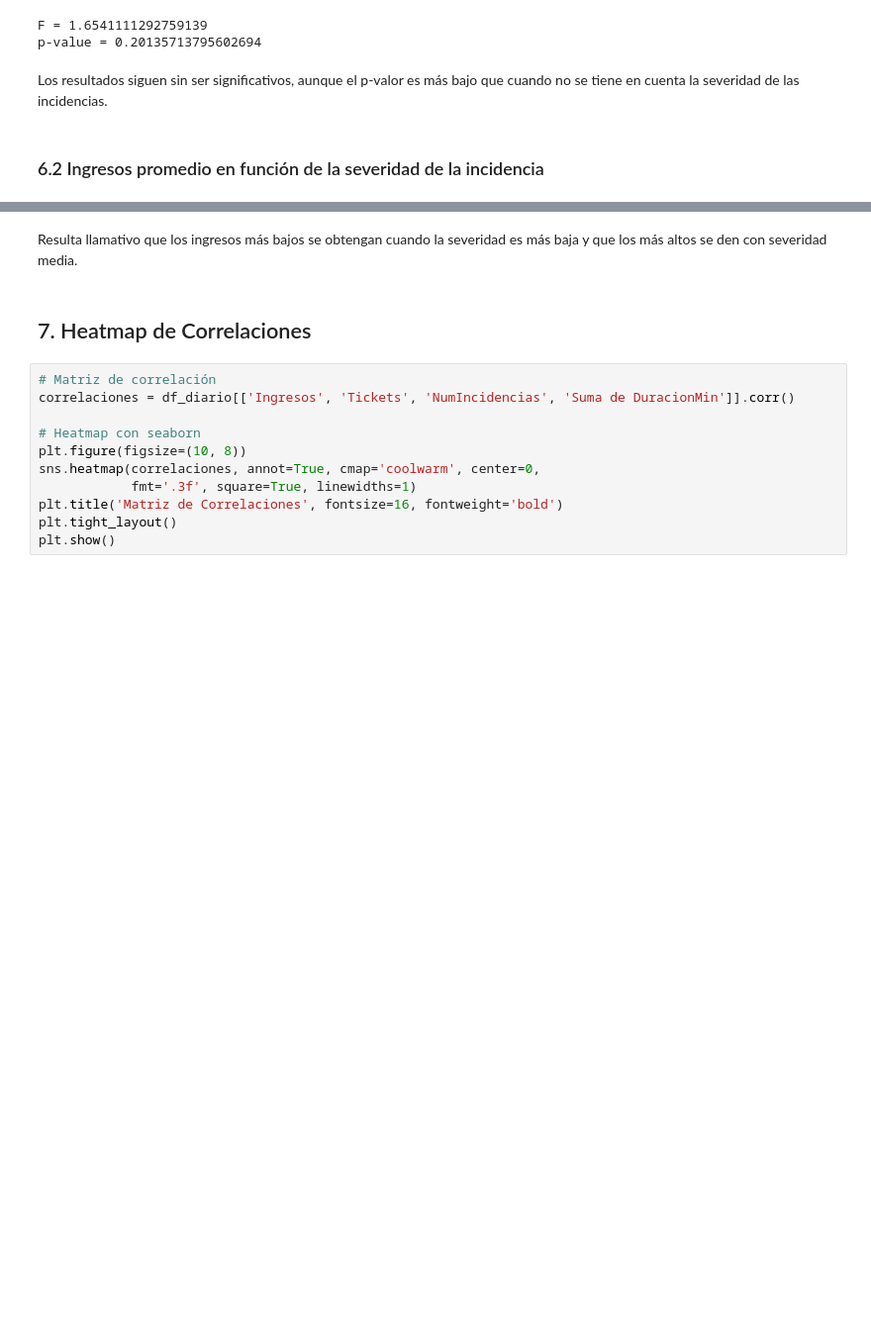
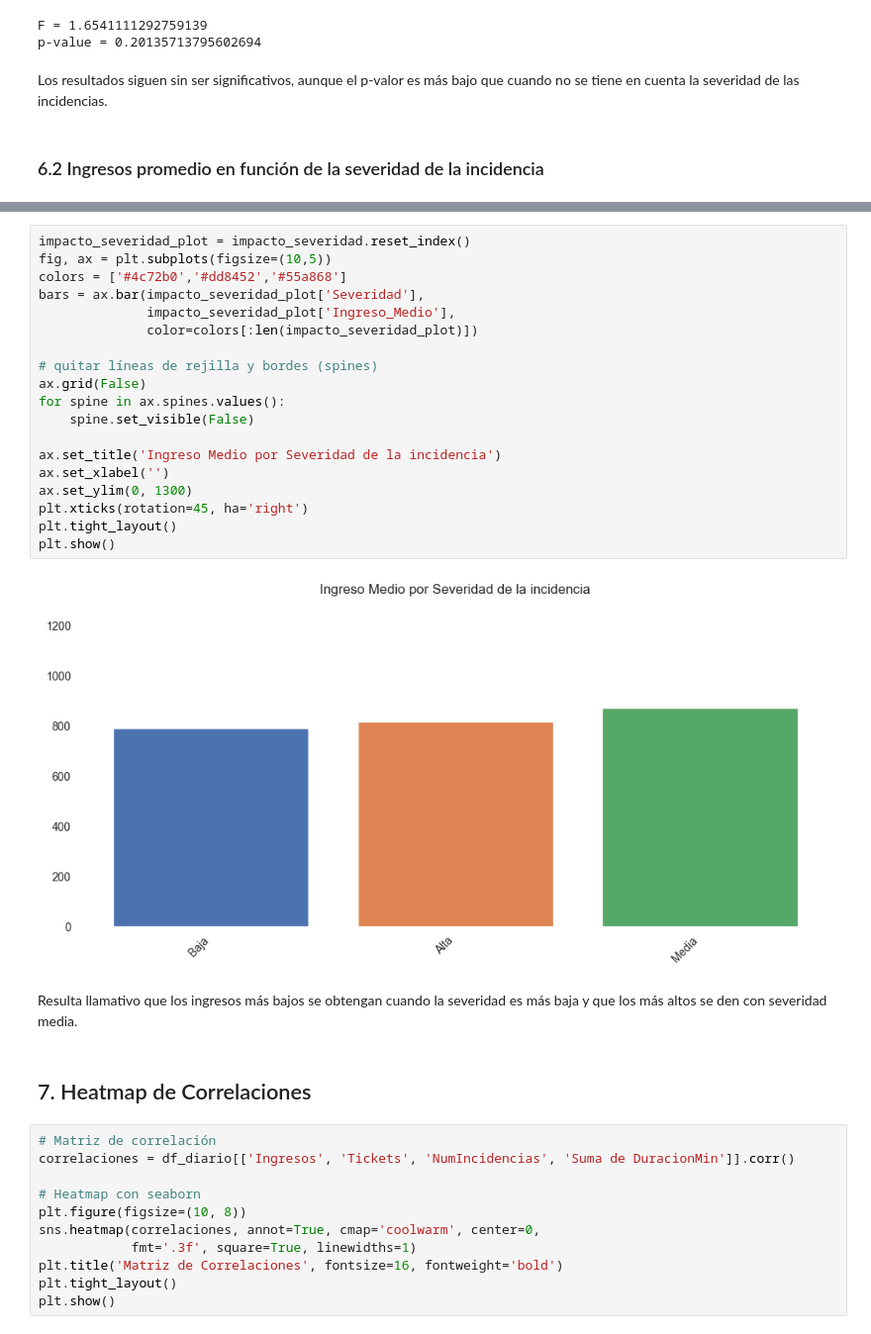
Before and after one commit to estevo97/Proyecto-Ventas-Incidencias, a Jupyter notebook: analysis/correlacion_impacto.ipynb, the cells around one changed output, grey strips where cells are left out. Shown at 99% size. Drawn from its saved outputs; the diff is of its cells as text; blank space fills up the shorter version.

```diff
--- a/analysis/correlacion_impacto.ipynb
+++ b/analysis/correlacion_impacto.ipynb
@@ -446,3 +439,24 @@ Media             868.04    110.67         16           74.50
+# %%
+impacto_severidad_plot = impacto_severidad.reset_index()
+fig, ax = plt.subplots(figsize=(10,5))
+colors = ['#4c72b0','#dd8452','#55a868']
+bars = ax.bar(impacto_severidad_plot['Severidad'],
+              impacto_severidad_plot['Ingreso_Medio'],
+              color=colors[:len(impacto_severidad_plot)])
+
+# quitar líneas de rejilla y bordes (spines)
+ax.grid(False)
+for spine in ax.spines.values():
+    spine.set_visible(False)
+
+ax.set_title('Ingreso Medio por Severidad de la incidencia')
+ax.set_xlabel('')
+ax.set_ylim(0, 1300)
+plt.xticks(rotation=45, ha='right')
+plt.tight_layout()
+plt.show()
+# %% [output]
+[figure, added]
 # %% [markdown]
 Resulta llamativo que los ingresos más bajos se obtengan cuando la severidad es más baja y que los más altos se den con severidad media.
 # %% [markdown]
```
Also changed, not shown: parts of 7 cells of this notebook.
